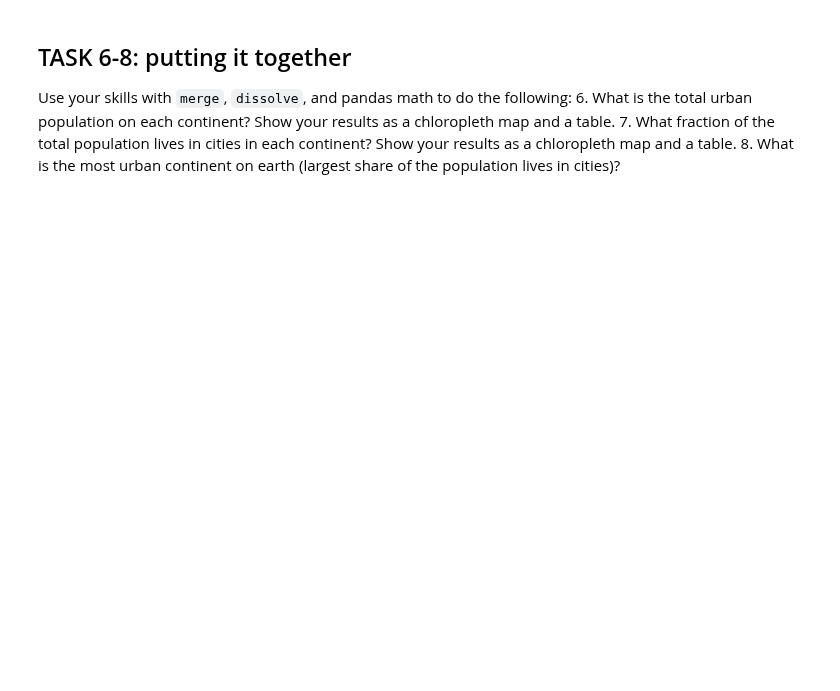
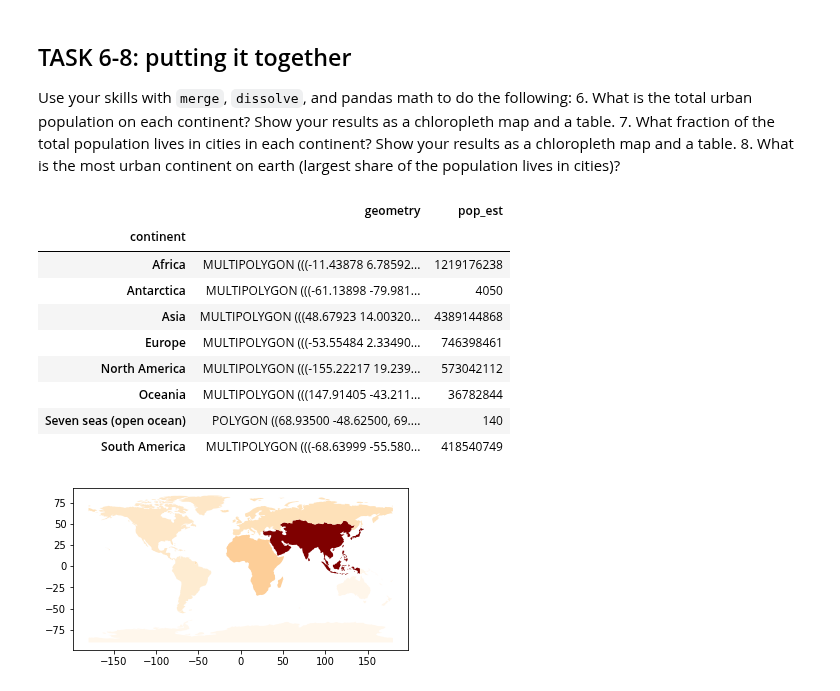
Before and after one commit to ADLCero/EnvDatSci22, a Jupyter notebook: CodeSprints/VectorData101.ipynb, the cells around one changed output. Saved outputs shown, nothing was run; the diff lists cells and outputs as text; code cells hidden in the pictures; blank space fills up the shorter version.

```diff
--- a/CodeSprints/VectorData101.ipynb
+++ b/CodeSprints/VectorData101.ipynb
@@ -659,0 +730,33 @@ Use your skills with `merge`, `dissolve`, and pandas math to do the following:
+# %%
+ # Task 6 code here:
+
+# Re-read in the world dataset
+world = gpd.read_file(gpd.datasets.get_path('naturalearth_lowres'))
+
+
+# Select attributes needed:
+world = world[['continent',
+               'geometry',
+               'pop_est']]
+
+# Dissolve according to continent and sum up the population per continent
+pop_continent = world.dissolve(by = 'continent',
+                               aggfunc = 'sum')
+
+# Plot the map and produce a table
+pop_continent.plot(column = pop_continent.pop_est,
+                  cmap = 'OrRd');
+
+pop_continent
+# %% [output]
+|  | geometry | pop_est |
+| continent |  |  |
+| Africa | MULTIPOLYGON (((-11.43878 6.78592... | 1219176238 |
+| Antarctica | MULTIPOLYGON (((-61.13898 -79.981... | 4050 |
+| Asia | MULTIPOLYGON (((48.67923 14.00320... | 4389144868 |
+| Europe | MULTIPOLYGON (((-53.55484 2.33490... | 746398461 |
+| North America | MULTIPOLYGON (((-155.22217 19.239... | 573042112 |
+| Oceania | MULTIPOLYGON (((147.91405 -43.211... | 36782844 |
+| Seven seas (open ocean) | POLYGON ((68.93500 -48.62500, 69.... | 140 |
+| South America | MULTIPOLYGON (((-68.63999 -55.580... | 418540749 |
+[figure, added]
```
Also changed, not shown: parts of 15 cells of this notebook.
